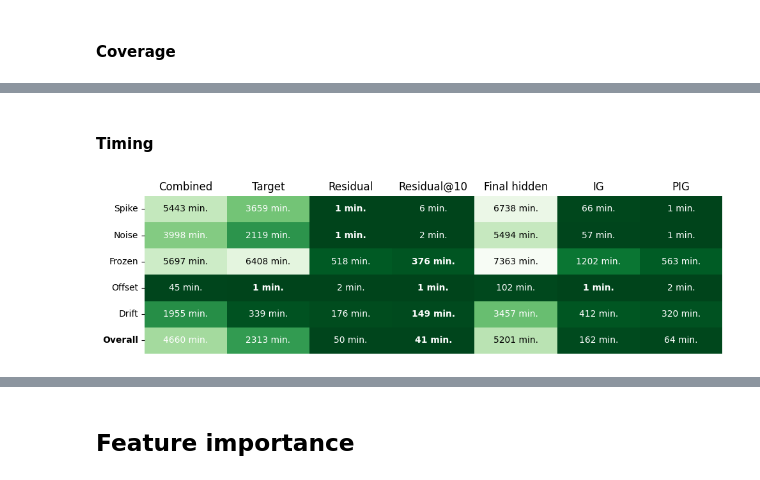
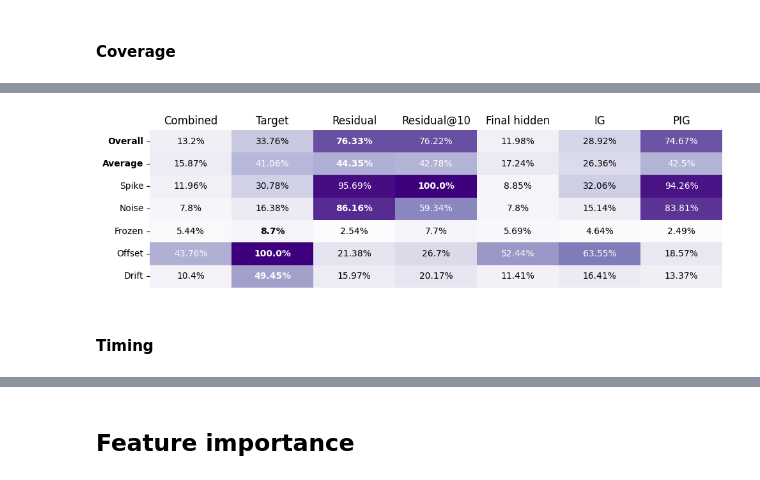
Before and after one commit to AronDJacobsen/fault_management_uds, a Jupyter notebook: notebooks/4_anomalous/1_investigate_features.ipynb, the cells around one changed output, grey strips where cells are left out. Cells and saved outputs as stored; diff of their text form; code cells hidden in the pictures.

```diff
--- a/notebooks/4_anomalous/1_investigate_features.ipynb
+++ b/notebooks/4_anomalous/1_investigate_features.ipynb
@@ -628,3 +632,12 @@ plt.show()
+# %%
+# Calculate the average as well
+coverage_df.loc['Average'] = coverage_df.loc[hue_order[1:]].mean()
+# reorder the rows
+coverage_df = coverage_df.loc[row_order]
+
+visualize_metric_matrix(coverage_df, 'Purples', 2, suffix='%', figsize=(10, 3))
+# %% [output]
+[figure, added]
 # %% [markdown]
 #### Timing
 # %%
@@ -642,23 +655,3 @@ for key in evaluate_keys:
         timing_scores[key][label] = np.mean(get_timing(results[key]['Predicted'][mask], _anomaly_start_end))
 
 timing_df = pd.DataFrame(timing_scores)
-# %%
-# Prepare the data
-data_fmt = timing_df.to_numpy().round(0).astype(int).astype(str)
-# add a % sign to each value
-data_fmt = np.char.add(data_fmt, ' min.')
-
-# Create the heatmap
-plt.figure(figsize=(10, 3))
-ax = sns.heatmap(timing_df, annot=False, cmap='Greens_r', cbar=False)
-annotate_heatmap(timing_df.to_numpy(), data_fmt, ax=ax, cmap='Greens_r', high_best=False)
-# format
-ax.yaxis.get_major_ticks()[0].label1.set_fontweight('bold')
-plt.gca().invert_yaxis()
-plt.gca().xaxis.set_ticks_position('top')
-plt.xticks(fontsize=12)
-plt.gca().xaxis.set_tick_params(size=0)
-plt.tight_layout()
-plt.show()
-# %% [output]
-[figure, removed]
```
Also changed, not shown: parts of 13 cells of this notebook, 1 other file.
